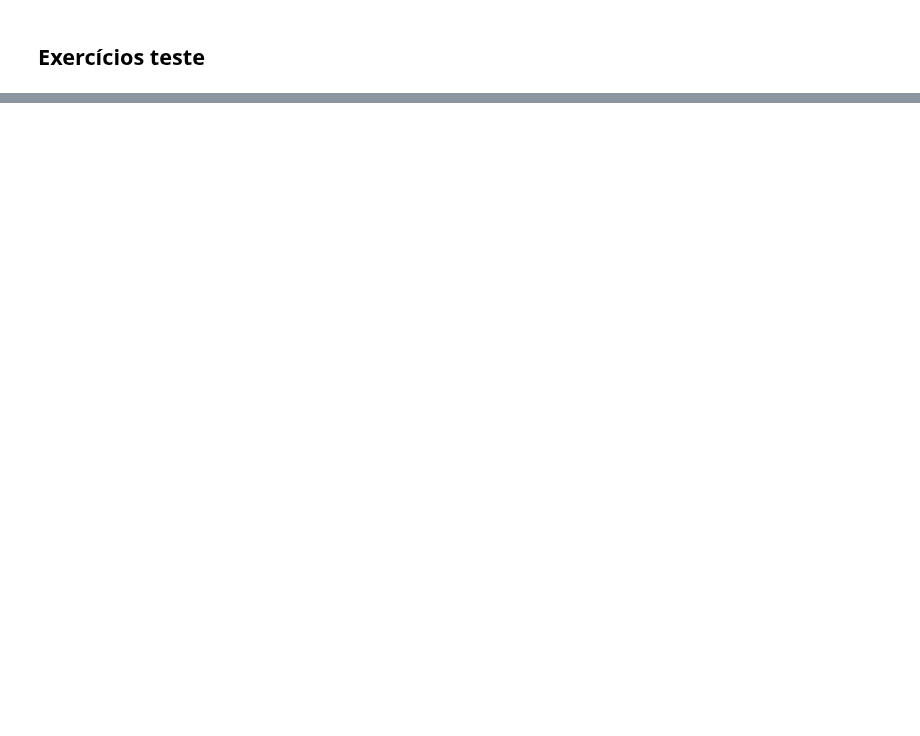
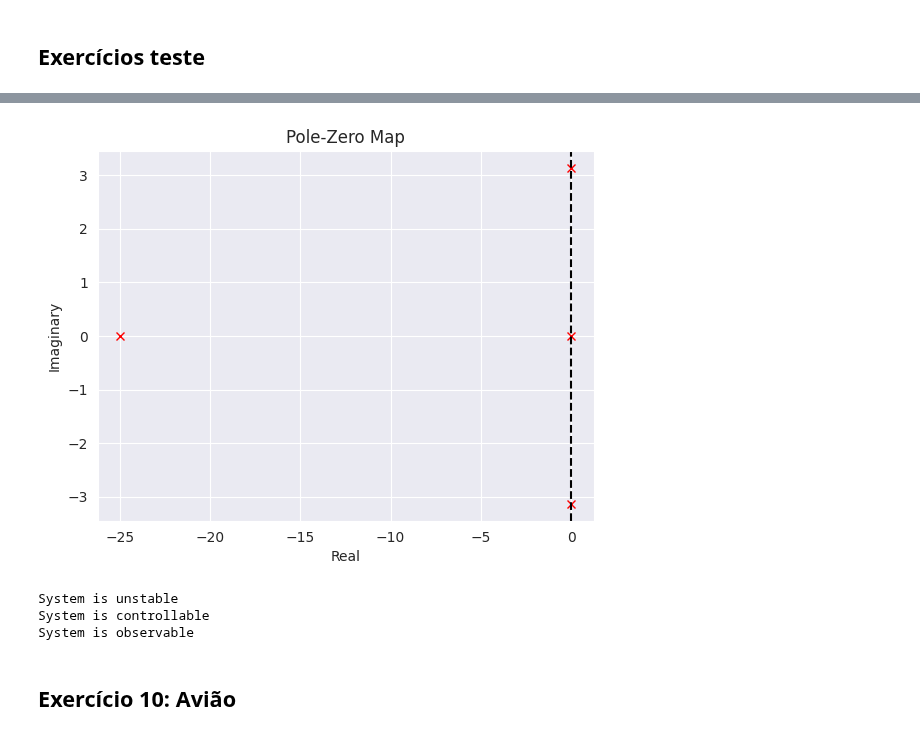
Before and after one commit to SKaiquelima/advanced-control, a Jupyter notebook: Lists/LInearControlLists/list2.ipynb, the cells around one changed output, grey strips where cells are left out. Saved outputs shown, nothing was run; the diff lists cells and outputs as text; code cells hidden in the pictures; blank space fills up the shorter version.

```diff
--- a/Lists/LInearControlLists/list2.ipynb
+++ b/Lists/LInearControlLists/list2.ipynb
@@ -92,0 +110,12 @@ infinity value: 6.889287562668769e+47
+# %%
+A = np.array([[0, 1, 0, 0], [0, -k**2/(M*R*r**2), -m*g/M, 0], [0, 0, 0, 1], [0, -k**2/(M*l*R*r**2), -(M + m)*g/(M*l), 0]])
+
+B = np.array([[0], [k/(M*R*r*l)], [0], [k/(M*l*R*r)]])
+
+C = np.array([[1, 0, 0, 0], [0, 0, 1, 0]])
+
+D = np.array([[0], [0]])
+
+sys = matlab.ss(A, B, C, D)
+
+print("system: ", sys)
@@ -92,0 +153,37 @@ infinity value: 6.889287562668769e+47
+# %%
+# poles plot
+eigvals = np.linalg.eigvals(A)
+# Plot the poles of the system
+plt.plot(eigvals.real, eigvals.imag, 'rx')
+plt.xlabel('Real')
+plt.ylabel('Imaginary')
+plt.title('Pole-Zero Map')
+plt.axvline(x=0, color='k', linestyle='--')
+plt.show()
+
+# estability
+if np.all(eigvals.real < 0):
+    print("System is stable")
+else:
+    print("System is unstable")
+
+# Determine the controllability and observability of the system
+controllability_matrix = matlab.ctrb(A, B)
+observability_matrix = matlab.obsv(A, C)
+
+if np.linalg.matrix_rank(controllability_matrix) == A.shape[0]:
+    print("System is controllable")
+else:
+    print("System is not controllable")
+
+if np.linalg.matrix_rank(observability_matrix) == A.shape[0]:
+    print("System is observable")
+else:
+    print("System is not observable")
+# %% [output]
+[figure, added]
+System is unstable
+System is controllable
+System is observable
+# %% [markdown]
+## Exercício 10: Avião
```
Also changed, not shown: parts of 7 cells of this notebook, 2 other files.
